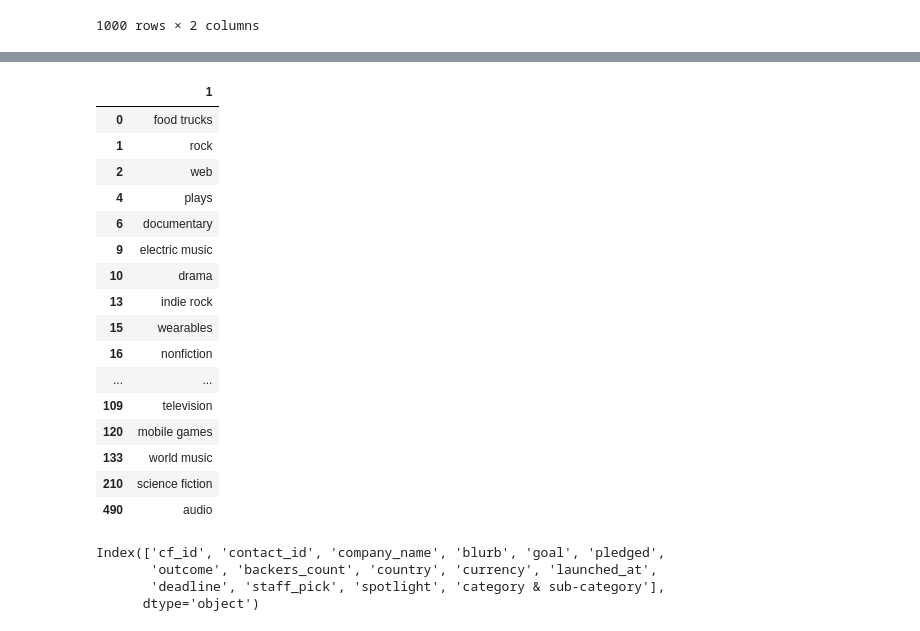
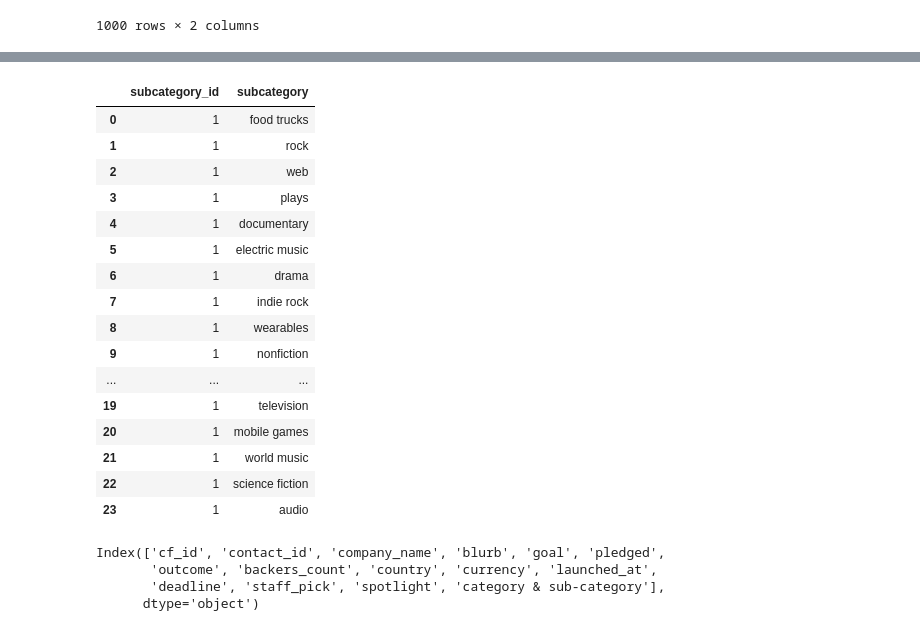
Before and after one commit to santiagoldv/Crowdfunding_ETL, a Jupyter notebook: ETL_Mini_Project_SEscobedo_SLey.ipynb, the cells around one changed output, grey strips where cells are left out. Saved outputs shown, nothing was run; the diff lists cells and outputs as text; code cells hidden in the pictures.

```diff
--- a/ETL_Mini_Project_SEscobedo_SLey.ipynb
+++ b/ETL_Mini_Project_SEscobedo_SLey.ipynb
@@ -98,24 +95,27 @@ clean_categories
-# %%
-clean_subcategories  = pd.DataFrame(categories[1].drop_duplicates())
-clean_subcategories
-# %% [output]
-|  | 1 |
-| 0 | food trucks |
-| 1 | rock |
-| 2 | web |
-| 4 | plays |
-| 6 | documentary |
-| 9 | electric music |
-| 10 | drama |
-| 13 | indie rock |
-| 15 | wearables |
-| 16 | nonfiction |
-| ... | ... |
-| 109 | television |
-| 120 | mobile games |
-| 133 | world music |
-| 210 | science fiction |
-| 490 | audio |
+# %%
+clean_subcategories = pd.DataFrame(np.array(categories[1].drop_duplicates()), columns=["0"])
+clean_subcategories["subcategory_id"] = 1
+clean_subcategories = clean_subcategories.rename(columns={"0":"subcategory"})
+clean_subcategories = clean_subcategories.reindex(columns=["subcategory_id", "subcategory"])
+clean_subcategories
+# %% [output]
+|  | subcategory_id | subcategory |
+| 0 | 1 | food trucks |
+| 1 | 1 | rock |
+| 2 | 1 | web |
+| 3 | 1 | plays |
+| 4 | 1 | documentary |
+| 5 | 1 | electric music |
+| 6 | 1 | drama |
+| 7 | 1 | indie rock |
+| 8 | 1 | wearables |
+| 9 | 1 | nonfiction |
+| ... | ... | ... |
+| 19 | 1 | television |
+| 20 | 1 | mobile games |
+| 21 | 1 | world music |
+| 22 | 1 | science fiction |
+| 23 | 1 | audio |
 # %%
 # Get the crowdfunding_info_df columns.
 # %% [output]
```
Also changed, not shown: parts of 1 cell of this notebook.
